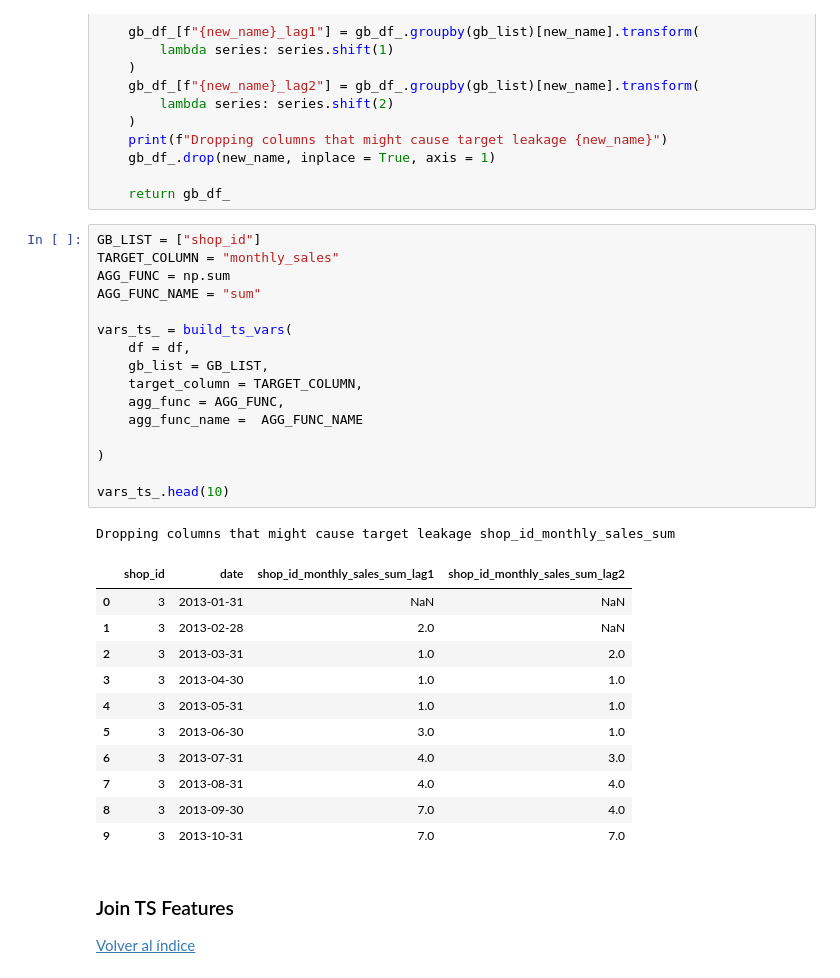
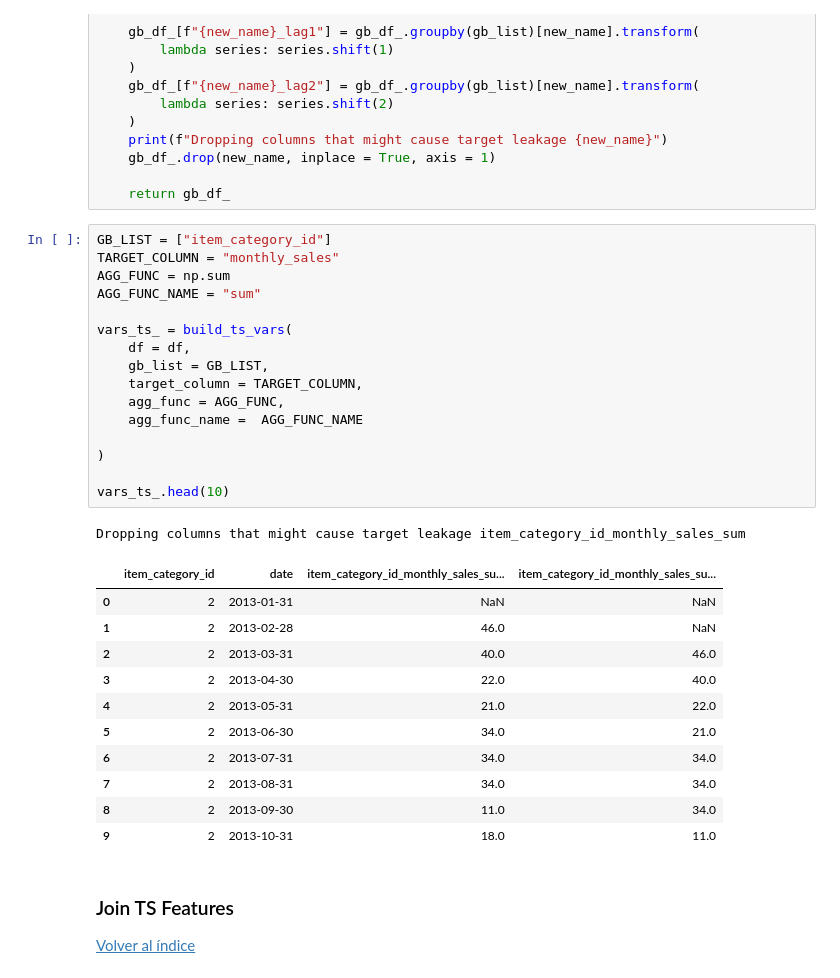
Before and after one commit to dgonzalezDS/Entregable3, a Jupyter notebook: 3_KAGGLE_BENCHMARK.ipynb, the cells around one changed output. Saved outputs shown, nothing was run; the diff lists cells and outputs as text.

```diff
--- a/3_KAGGLE_BENCHMARK.ipynb
+++ b/3_KAGGLE_BENCHMARK.ipynb
@@ -397,34 +397,34 @@ def build_ts_vars(df, gb_list, target_column, agg_func, agg_func_name):
 
     return gb_df_
 # %%
-GB_LIST = ["shop_id"]
+GB_LIST = ["item_category_id"]
 TARGET_COLUMN = "monthly_sales"
 AGG_FUNC = np.sum
 AGG_FUNC_NAME = "sum"
 
 vars_ts_ = build_ts_vars(
     df = df,
     gb_list = GB_LIST,
     target_column = TARGET_COLUMN,
     agg_func = AGG_FUNC,
     agg_func_name =  AGG_FUNC_NAME
 
 )
 
 vars_ts_.head(10)
 # %% [output]
-Dropping columns that might cause target leakage shop_id_monthly_sales_sum
+Dropping columns that might cause target leakage item_category_id_monthly_sales_sum
-|  | shop_id | date | shop_id_monthly_sales_sum_lag1 | shop_id_monthly_sales_sum_lag2 |
-| 0 | 3 | 2013-01-31 | NaN | NaN |
-| 1 | 3 | 2013-02-28 | 2.0 | NaN |
-| 2 | 3 | 2013-03-31 | 1.0 | 2.0 |
-| 3 | 3 | 2013-04-30 | 1.0 | 1.0 |
-| 4 | 3 | 2013-05-31 | 1.0 | 1.0 |
-| 5 | 3 | 2013-06-30 | 3.0 | 1.0 |
-| 6 | 3 | 2013-07-31 | 4.0 | 3.0 |
-| 7 | 3 | 2013-08-31 | 4.0 | 4.0 |
-| 8 | 3 | 2013-09-30 | 7.0 | 4.0 |
-| 9 | 3 | 2013-10-31 | 7.0 | 7.0 |
+|  | item_category_id | date | item_category_id_monthly_sales_su... | item_category_id_monthly_sales_su... |
+| 0 | 2 | 2013-01-31 | NaN | NaN |
+| 1 | 2 | 2013-02-28 | 46.0 | NaN |
+| 2 | 2 | 2013-03-31 | 40.0 | 46.0 |
+| 3 | 2 | 2013-04-30 | 22.0 | 40.0 |
+| 4 | 2 | 2013-05-31 | 21.0 | 22.0 |
+| 5 | 2 | 2013-06-30 | 34.0 | 21.0 |
+| 6 | 2 | 2013-07-31 | 34.0 | 34.0 |
+| 7 | 2 | 2013-08-31 | 34.0 | 34.0 |
+| 8 | 2 | 2013-09-30 | 11.0 | 34.0 |
+| 9 | 2 | 2013-10-31 | 18.0 | 11.0 |
 # %% [markdown]
 <a id='join_ts_features'></a>
 ### Join TS Features
```
Also changed, not shown: parts of 6 cells of this notebook.
